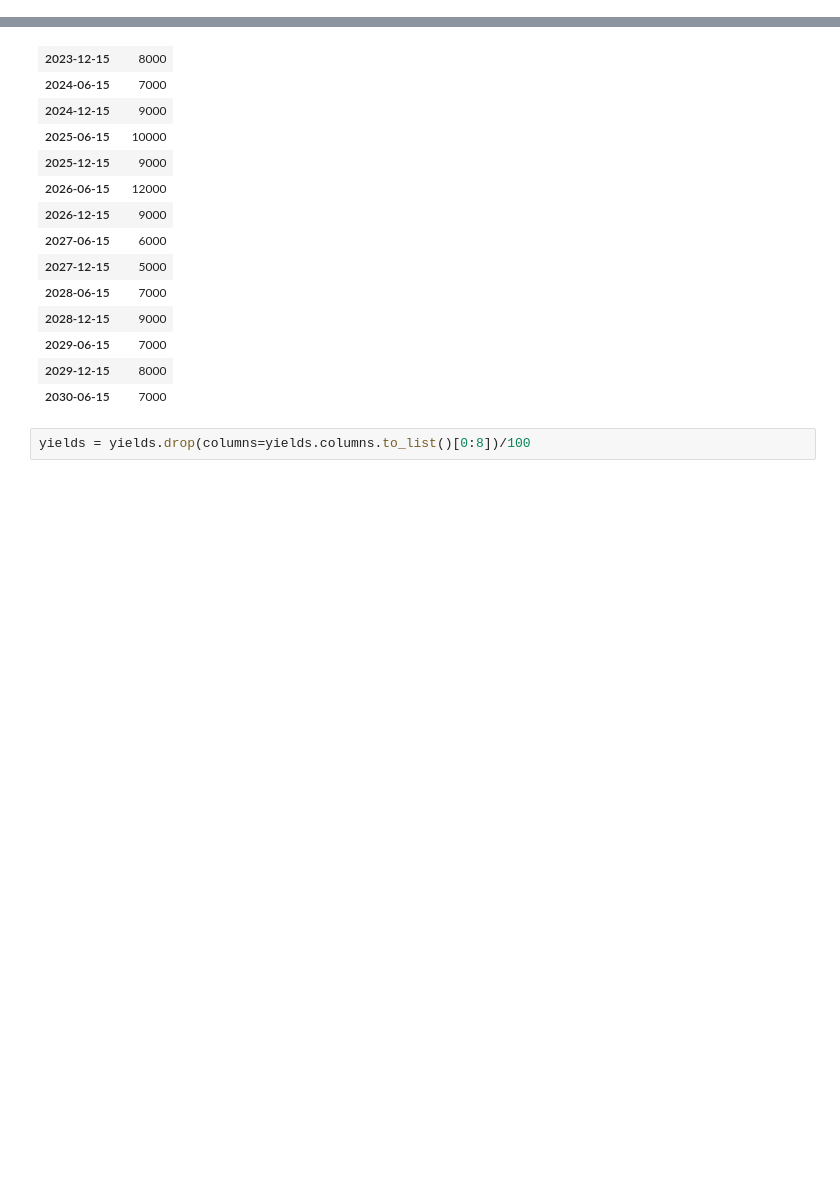
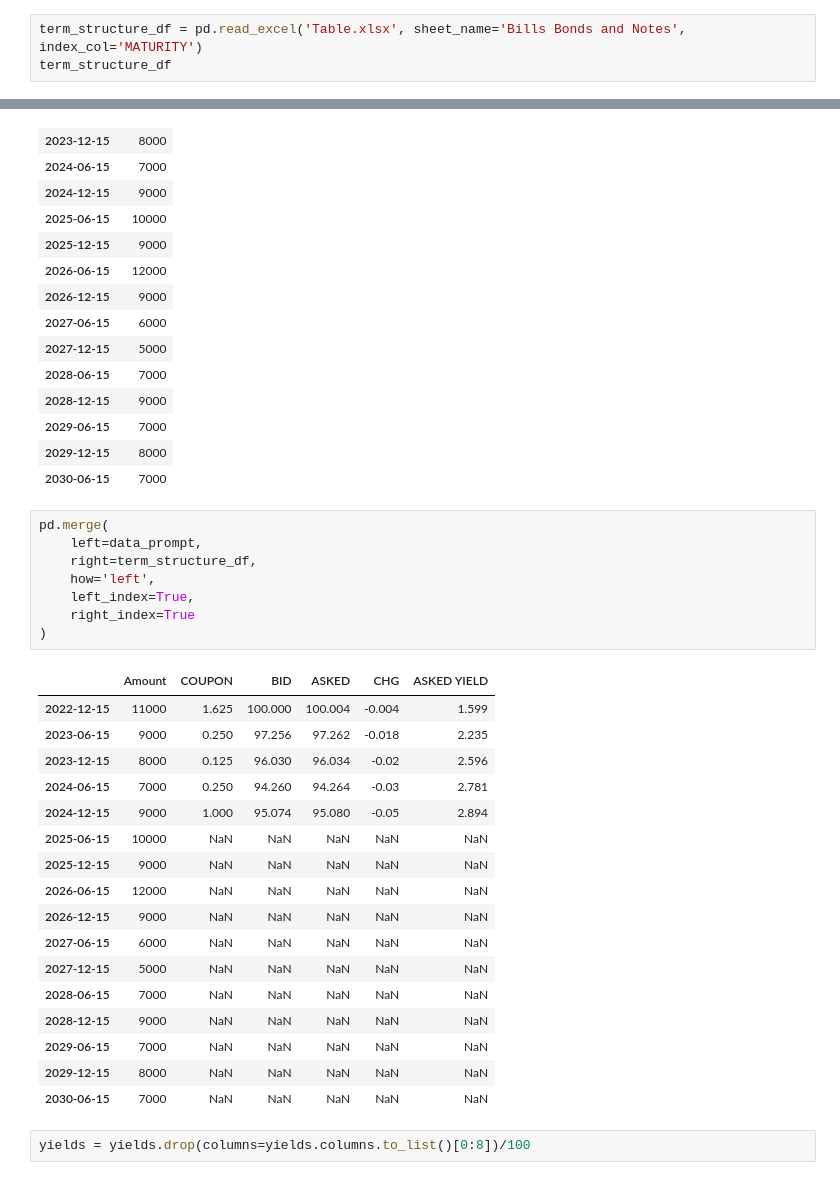
Before and after one commit to jdean53/finops_casestudy, a Jupyter notebook: chaz_nonsense.ipynb, the cells around one changed output, grey strips where cells are left out. Drawn from its saved outputs; the diff is of its cells as text; blank space fills up the shorter version.

```diff
--- a/sandbox.ipynb
+++ b/chaz_nonsense.ipynb
@@ -35,0 +30,3 @@ yields
+# %%
+term_structure_df = pd.read_excel('Table.xlsx', sheet_name='Bills Bonds and Notes', index_col='MATURITY')
+term_structure_df
@@ -54,6 +66,32 @@ data_prompt
 | 2029-06-15 | 7000 |
 | 2029-12-15 | 8000 |
 | 2030-06-15 | 7000 |
+# %%
+pd.merge(
+    left=data_prompt,
+    right=term_structure_df,
+    how='left',
+    left_index=True,
+    right_index=True
+)
+# %% [output]
+|  | Amount | COUPON | BID | ASKED | CHG | ASKED YIELD |
+| 2022-12-15 | 11000 | 1.625 | 100.000 | 100.004 | -0.004 | 1.599 |
+| 2023-06-15 | 9000 | 0.250 | 97.256 | 97.262 | -0.018 | 2.235 |
+| 2023-12-15 | 8000 | 0.125 | 96.030 | 96.034 | -0.02 | 2.596 |
+| 2024-06-15 | 7000 | 0.250 | 94.260 | 94.264 | -0.03 | 2.781 |
+| 2024-12-15 | 9000 | 1.000 | 95.074 | 95.080 | -0.05 | 2.894 |
+| 2025-06-15 | 10000 | NaN | NaN | NaN | NaN | NaN |
+| 2025-12-15 | 9000 | NaN | NaN | NaN | NaN | NaN |
+| 2026-06-15 | 12000 | NaN | NaN | NaN | NaN | NaN |
+| 2026-12-15 | 9000 | NaN | NaN | NaN | NaN | NaN |
+| 2027-06-15 | 6000 | NaN | NaN | NaN | NaN | NaN |
+| 2027-12-15 | 5000 | NaN | NaN | NaN | NaN | NaN |
+| 2028-06-15 | 7000 | NaN | NaN | NaN | NaN | NaN |
+| 2028-12-15 | 9000 | NaN | NaN | NaN | NaN | NaN |
+| 2029-06-15 | 7000 | NaN | NaN | NaN | NaN | NaN |
+| 2029-12-15 | 8000 | NaN | NaN | NaN | NaN | NaN |
+| 2030-06-15 | 7000 | NaN | NaN | NaN | NaN | NaN |
 # %%
 yields = yields.drop(columns=yields.columns.to_list()[0:8])/100
 # %%
```
Also changed, not shown: parts of 4 cells of this notebook, 1 other file.
